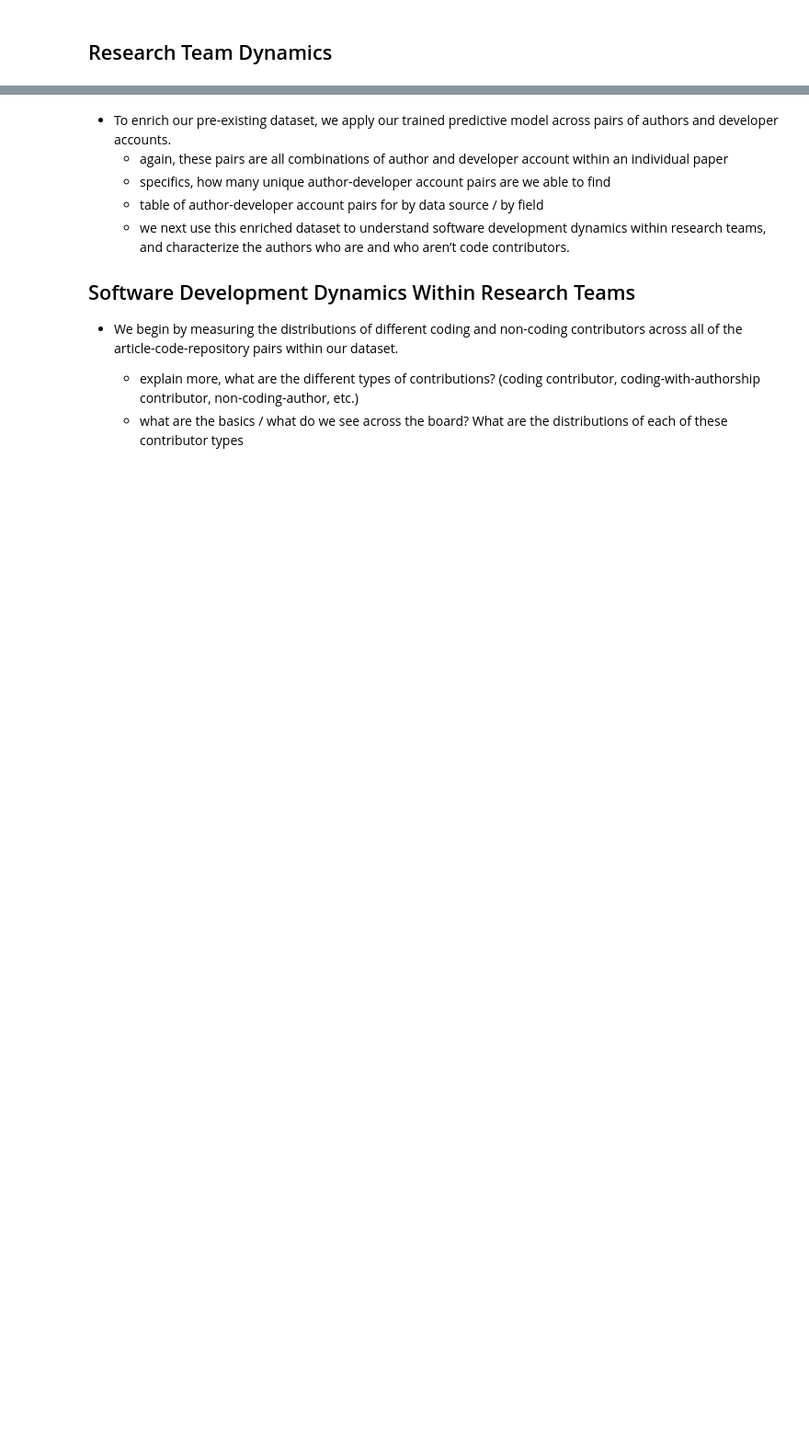
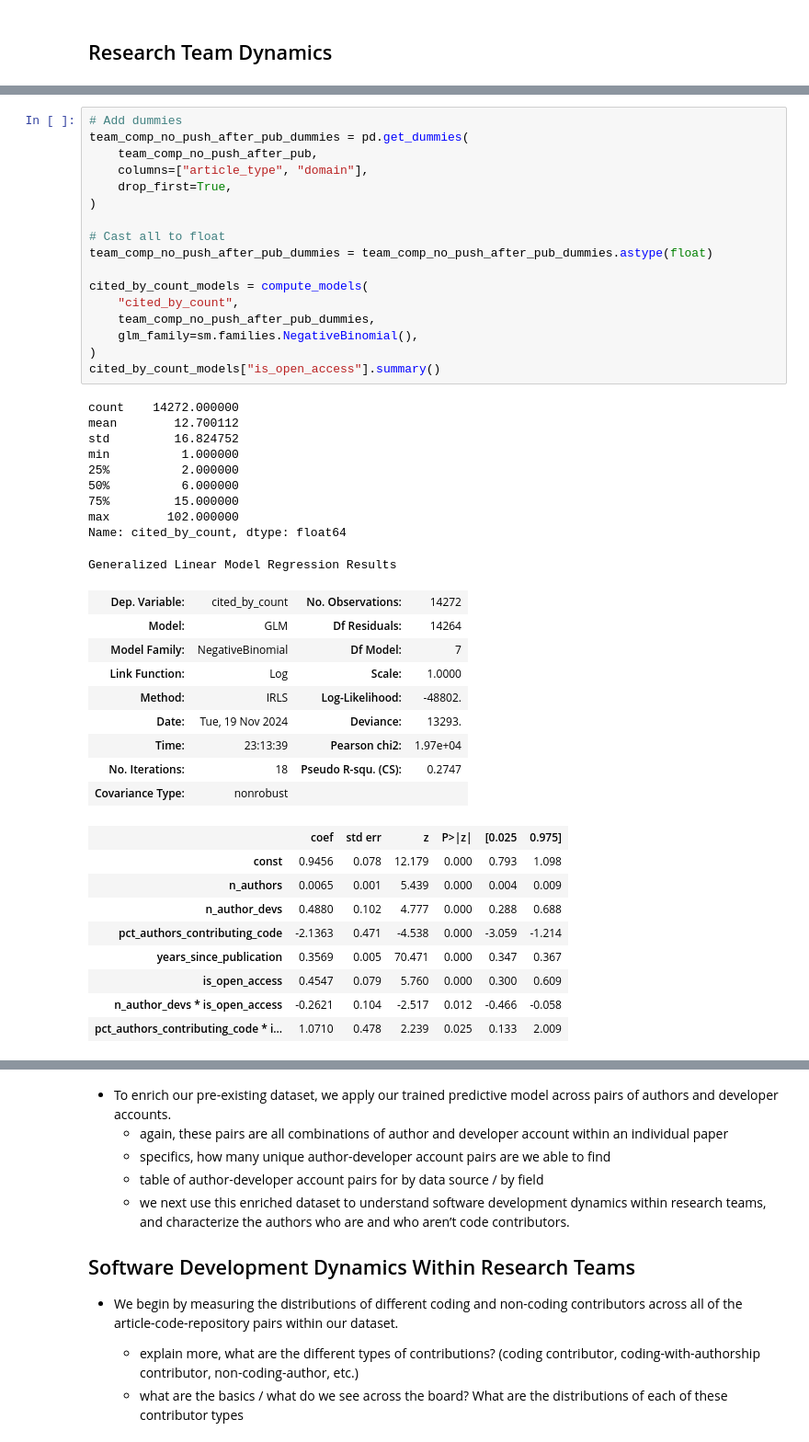
Before and after one commit to evamaxfield/rs-graph, a Jupyter notebook: publications/qss-code-authors/qss-code-authors.ipynb, the cells around one changed output, grey strips where cells are left out. Shown at 92% size. Drawn from its saved outputs; the diff is of its cells as text; blank space fills up the shorter version.

```diff
--- a/publications/qss-code-authors/qss-code-authors.ipynb
+++ b/publications/qss-code-authors/qss-code-authors.ipynb
@@ -1579,0 +1448,46 @@ model.summary()
+# %%
+# Add dummies
+team_comp_no_push_after_pub_dummies = pd.get_dummies(
+    team_comp_no_push_after_pub,
+    columns=["article_type", "domain"],
+    drop_first=True,
+)
+
+# Cast all to float
+team_comp_no_push_after_pub_dummies = team_comp_no_push_after_pub_dummies.astype(float)
+
+cited_by_count_models = compute_models(
+    "cited_by_count",
+    team_comp_no_push_after_pub_dummies,
+    glm_family=sm.families.NegativeBinomial(),
+)
+cited_by_count_models["is_open_access"].summary()
+# %% [output]
+count    14272.000000
+mean        12.700112
+std         16.824752
+min          1.000000
+25%          2.000000
+50%          6.000000
+75%         15.000000
+max        102.000000
+Name: cited_by_count, dtype: float64
+Generalized Linear Model Regression Results
+| Dep. Variable: | cited_by_count | No. Observations: | 14272 |
+| Model: | GLM | Df Residuals: | 14264 |
+| Model Family: | NegativeBinomial | Df Model: | 7 |
+| Link Function: | Log | Scale: | 1.0000 |
+| Method: | IRLS | Log-Likelihood: | -48802. |
+| Date: | Tue, 19 Nov 2024 | Deviance: | 13293. |
+| Time: | 23:13:39 | Pearson chi2: | 1.97e+04 |
+| No. Iterations: | 18 | Pseudo R-squ. (CS): | 0.2747 |
+| Covariance Type: | nonrobust |  |  |
+|  | coef | std err | z | P>|z| | [0.025 | 0.975] |
+| const | 0.9456 | 0.078 | 12.179 | 0.000 | 0.793 | 1.098 |
+| n_authors | 0.0065 | 0.001 | 5.439 | 0.000 | 0.004 | 0.009 |
+| n_author_devs | 0.4880 | 0.102 | 4.777 | 0.000 | 0.288 | 0.688 |
+| pct_authors_contributing_code | -2.1363 | 0.471 | -4.538 | 0.000 | -3.059 | -1.214 |
+| years_since_publication | 0.3569 | 0.005 | 70.471 | 0.000 | 0.347 | 0.367 |
+| is_open_access | 0.4547 | 0.079 | 5.760 | 0.000 | 0.300 | 0.609 |
+| n_author_devs * is_open_access | -0.2621 | 0.104 | -2.517 | 0.012 | -0.466 | -0.058 |
+| pct_authors_contributing_code * i... | 1.0710 | 0.478 | 2.239 | 0.025 | 0.133 | 2.009 |
```
Also changed, not shown: parts of 16 cells of this notebook, 1 other file.
